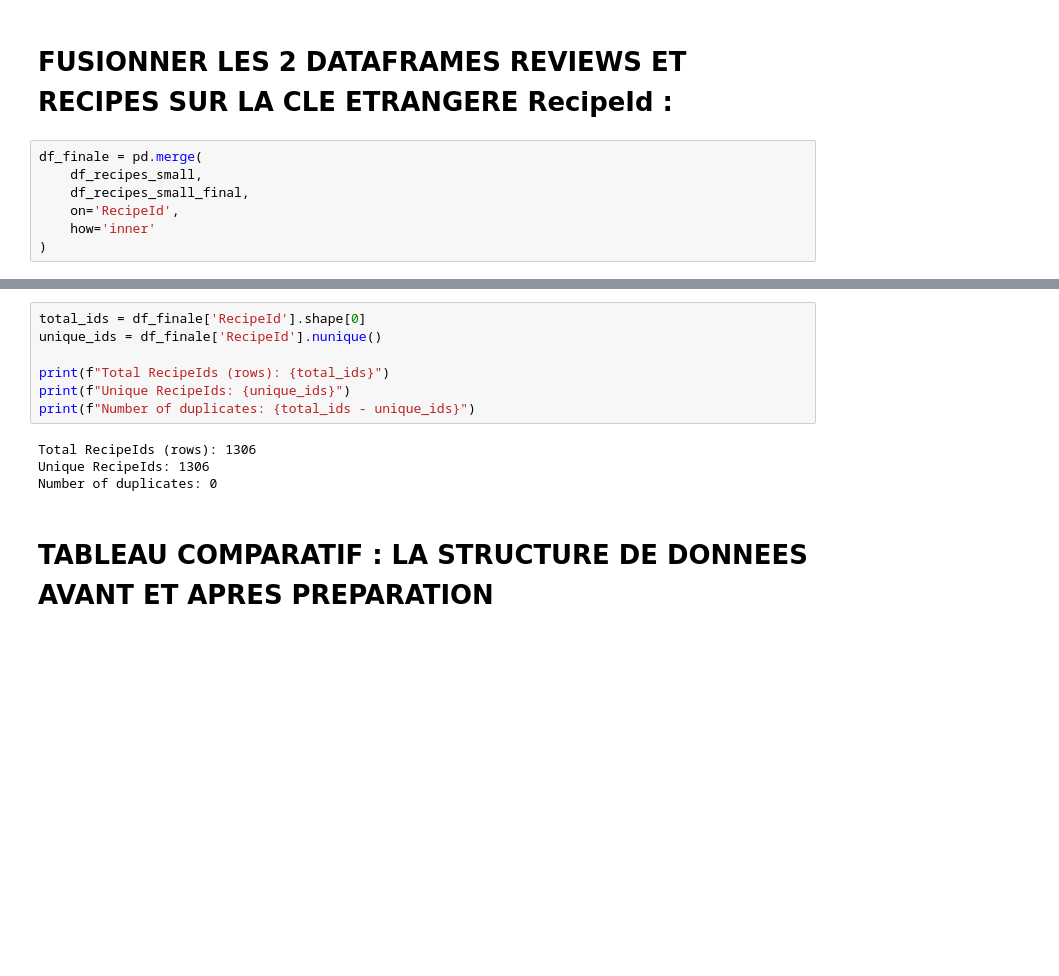
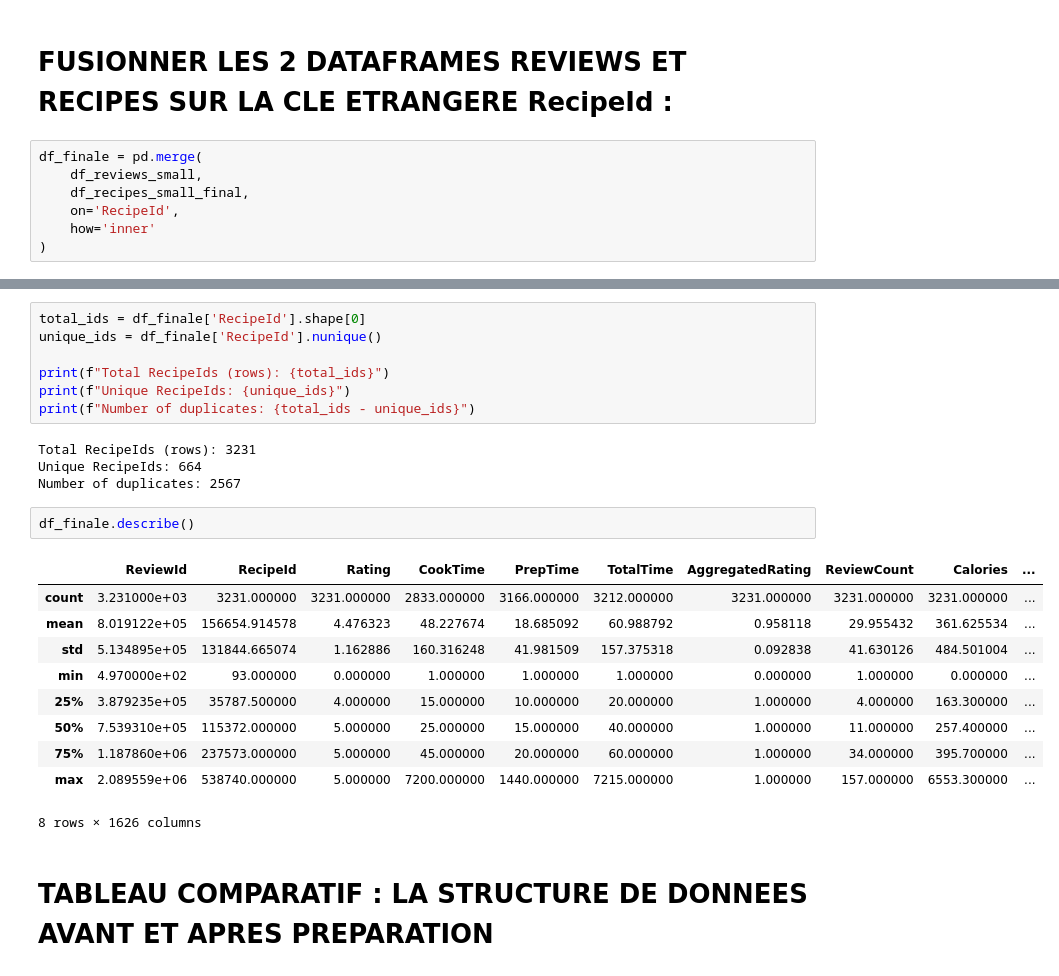
Before and after one commit to louaycodes/ProjetMachineLearning4Arctic, a Jupyter notebook: projetML.ipynb, the cells around one changed output, grey strips where cells are left out. Drawn from its saved outputs; the diff is of its cells as text; blank space fills up the shorter version.

```diff
--- a/projetML.ipynb
+++ b/projetML.ipynb
@@ -602,7 +620,7 @@ df_reviews_small.drop(columns=['Rating_scaled'], inplace=True)
 # FUSIONNER LES 2 DATAFRAMES REVIEWS ET RECIPES SUR LA CLE ETRANGERE RecipeId :
 # %%
 df_finale = pd.merge(
-    df_recipes_small,
+    df_reviews_small,
     df_recipes_small_final,
     on='RecipeId',
     how='inner'
@@ -623,9 +633,22 @@ print(f"Total RecipeIds (rows): {total_ids}")
 print(f"Unique RecipeIds: {unique_ids}")
 print(f"Number of duplicates: {total_ids - unique_ids}")
 # %% [output]
-Total RecipeIds (rows): 1306
-Unique RecipeIds: 1306
-Number of duplicates: 0
+Total RecipeIds (rows): 3231
+Unique RecipeIds: 664
+Number of duplicates: 2567
+# %%
+df_finale.describe()
+# %% [output]
+|  | ReviewId | RecipeId | Rating | CookTime | PrepTime | TotalTime | AggregatedRating | ReviewCount | Calories | ... |
+| count | 3.231000e+03 | 3231.000000 | 3231.000000 | 2833.000000 | 3166.000000 | 3212.000000 | 3231.000000 | 3231.000000 | 3231.000000 | ... |
+| mean | 8.019122e+05 | 156654.914578 | 4.476323 | 48.227674 | 18.685092 | 60.988792 | 0.958118 | 29.955432 | 361.625534 | ... |
+| std | 5.134895e+05 | 131844.665074 | 1.162886 | 160.316248 | 41.981509 | 157.375318 | 0.092838 | 41.630126 | 484.501004 | ... |
+| min | 4.970000e+02 | 93.000000 | 0.000000 | 1.000000 | 1.000000 | 1.000000 | 0.000000 | 1.000000 | 0.000000 | ... |
+| 25% | 3.879235e+05 | 35787.500000 | 4.000000 | 15.000000 | 10.000000 | 20.000000 | 1.000000 | 4.000000 | 163.300000 | ... |
+| 50% | 7.539310e+05 | 115372.000000 | 5.000000 | 25.000000 | 15.000000 | 40.000000 | 1.000000 | 11.000000 | 257.400000 | ... |
+| 75% | 1.187860e+06 | 237573.000000 | 5.000000 | 45.000000 | 20.000000 | 60.000000 | 1.000000 | 34.000000 | 395.700000 | ... |
+| max | 2.089559e+06 | 538740.000000 | 5.000000 | 7200.000000 | 1440.000000 | 7215.000000 | 1.000000 | 157.000000 | 6553.300000 | ... |
+8 rows × 1626 columns
 # %% [markdown]
 # TABLEAU COMPARATIF : LA STRUCTURE DE DONNEES AVANT ET APRES PREPARATION
 # %% [markdown]
```
Also changed, not shown: parts of 11 cells of this notebook.
